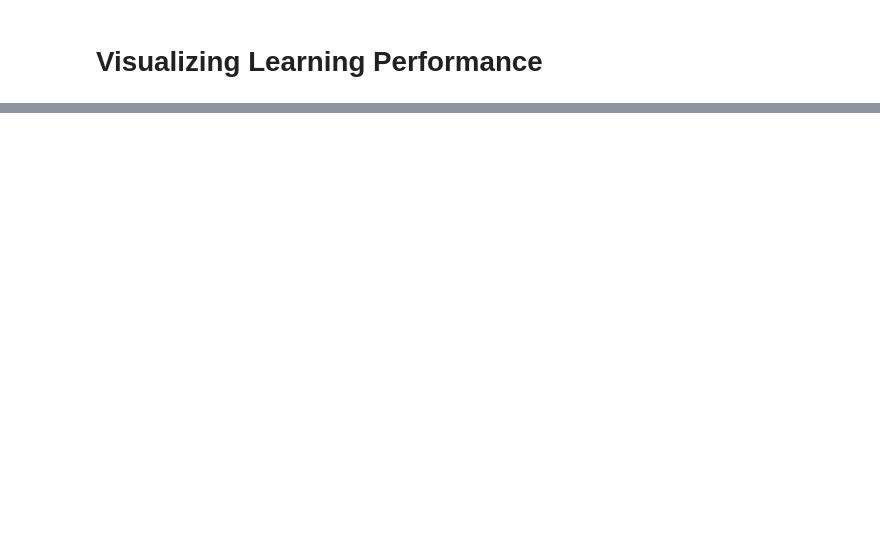
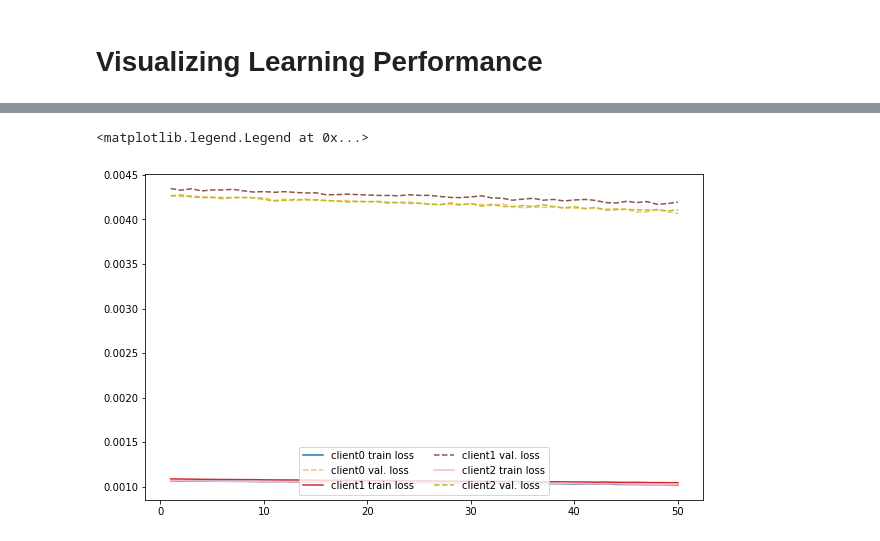
Before and after one commit to alelevente/FeLeSh, a Jupyter notebook: src/3_evaluation/vis_learning_performance.ipynb, the cells around one changed output, grey strips where cells are left out. Saved outputs shown, nothing was run; the diff lists cells and outputs as text; code cells hidden in the pictures; blank space fills up the shorter version.

```diff
--- a/src/3_evaluation/vis_learning_performance.ipynb
+++ b/src/3_evaluation/vis_learning_performance.ipynb
@@ -41,0 +60,25 @@ plt.savefig(PLOT_SAVE_PATH+"performance.png")
+# %%
+MEASUREMENT_CASE = "fed_noshare"
+N_CLIENTS = 3
+# %%
+MEASUREMENT_PATH, PLOT_SAVE_PATH = process_paths(MEASUREMENT_CASE)
+# %%
+cmap = plt.get_cmap('tab20')
+cnorm  = colors.Normalize(vmin=0, vmax=2*N_CLIENTS)
+scalar_map = cm.ScalarMappable(norm=cnorm, cmap=cmap)
+
+fig, ax = plt.subplots(figsize=[10,6])
+
+for i in range(N_CLIENTS):
+    client_path = MEASUREMENT_PATH+"client%d.csv"%i
+    client_df = pd.read_csv(client_path)
+    x = client_df[client_df["metric"]=="train_loss"]["round"]
+    ax.plot(x, client_df[client_df["metric"]=="train_loss"]["value"],
+            color=scalar_map.to_rgba(i*2), label="client%d train loss"%i)
+    ax.plot(x, client_df[client_df["metric"]=="test_loss"]["value"], "--",
+            color=scalar_map.to_rgba(i*2+1), label="client%d val. loss"%i)
+
+ax.legend(loc="lower center", ncol=2)
+# %% [output]
+<matplotlib.legend.Legend at 0x...>
+[figure, added]
```
Also changed, not shown: parts of 7 cells of this notebook, 9 other files.
